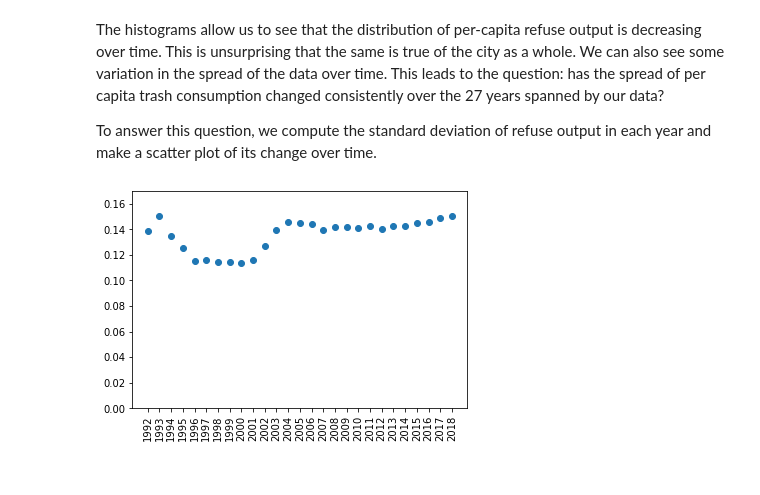
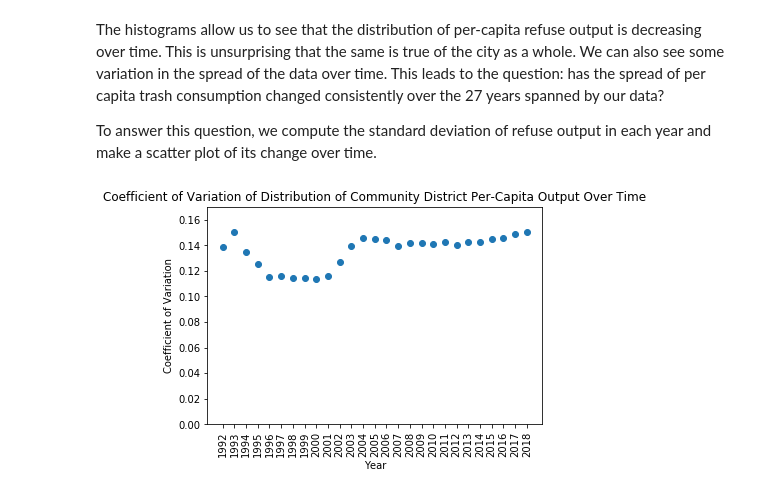
Before and after one commit to tedi529/New-York-Waste, a Jupyter notebook: Analysis_Notebooks/CD_PerCapita_Trash.ipynb, the cells around one changed output. Saved outputs shown, nothing was run; the diff lists cells and outputs as text; code cells hidden in the pictures.

Commit message:
Fixes read_csv and to_csv calls

```diff
--- a/Analysis_Notebooks/CD_PerCapita_Trash.ipynb
+++ b/Analysis_Notebooks/CD_PerCapita_Trash.ipynb
@@ -6,10 +6,12 @@ import numpy as np
 from scipy.stats import linregress
 import scipy.stats as stats
 # %%
-population_df = pd.read_csv("CD_population_estimates.csv",index_col="CD_ID")
+input_1 = os.path.join("..","Population_Estimate_Analysis","CD_Population_Estimates.csv")
+population_df = pd.read_csv(input_1,index_col="CD_ID")
 population_df = population_df.drop(["1990", "1991"],axis=1)
 
-trash_df = pd.read_csv("TonnageClean.csv",index_col=0)
+input_2 = os.path.join("..","Clean_Data","TonnageClean.csv")
+trash_df = pd.read_csv(input_2,index_col=0)
 # %%
 trash_df=trash_df[trash_df["Year"]<2019].drop(["MGP","Paper"],axis=1)
 # %%
@@ -131,6 +136,8 @@ for year in year_list:
     plt.xlabel("Per Capita Refuse Output (Tons per Person)")
     plt.ylabel("Number of Community Districts (Frequency)")
     plt.title(f"Distribution of Per Capita Refuse Output by Community District in {year}")
+    output_2 = os.path.join("..","Analysis_Images",f"CD_PerCapita_Histogram_{year}.png")
+    plt.savefig(output_2)
     plt.show()
     #print(stats.normaltest(PC_Trash))
 # %% [output]
@@ -153,7 +160,12 @@ cv_list = [sigma_list[i]/mean_list[i] for i in range(len(mean_list))]
 # %%
 plt.scatter(year_keys,cv_list)
 plt.xticks(rotation=90)
 plt.ylim(0,0.17)
+plt.xlabel("Year")
+plt.ylabel("Coefficient of Variation")
+plt.title("Coefficient of Variation of Distribution of Community District Per-Capita Output Over Time")
+output_3 = os.path.join("..","Analysis_Images","Coefficient_Variation.png")
+plt.savefig(output_3)
 plt.show()
 # %% [output]
-[figure, old version]
+[figure, new version]
```
Also changed, not shown: parts of 5 cells of this notebook, 15 other files.
